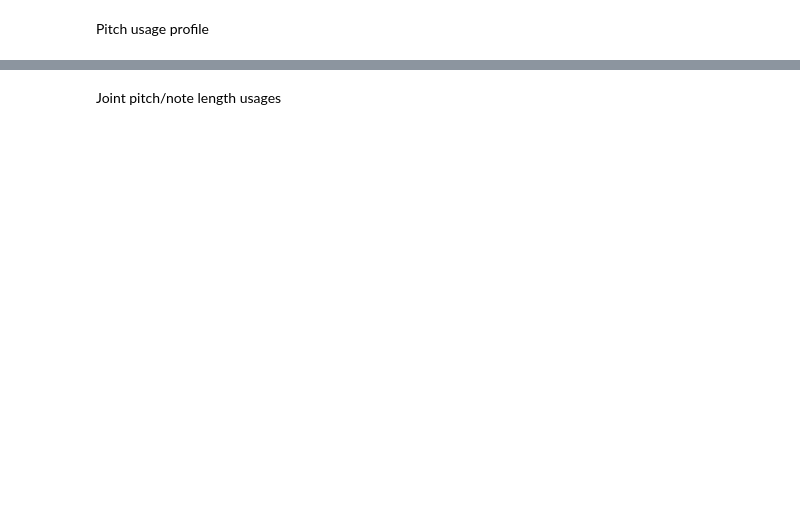
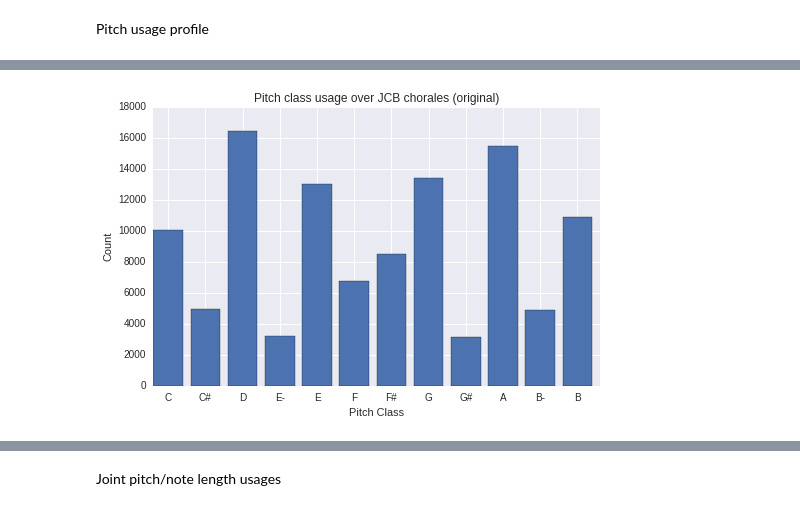
Before and after one commit to feynmanliang/mlsalt-thesis, a Jupyter notebook: notebooks/Corpus studies.ipynb, the cells around one changed output, grey strips where cells are left out. Saved outputs shown, nothing was run; the diff lists cells and outputs as text; code cells hidden in the pictures; blank space fills up the shorter version.

```diff
--- a/notebooks/Corpus studies.ipynb
+++ b/notebooks/Corpus studies.ipynb
@@ -161,13 +197,15 @@ plt.show()
 # %%
 plt.figure(figsize=(8,5))
 
 data, xTicks, _ = graph.PlotHistogramPitchClass(catalog)._extractData()
 plt.bar(*zip(*data))
 plt.xticks(*zip(*xTicks))
 plt.xlabel('Pitch Class')
 plt.ylabel('Count')
-title('Pitch class usage over JCB chorales (original)')
+plt.suptitle('Pitch class usage over JCB chorales (original)')
 
-plt.savefig('pitch-class-usage.png')
+plt.savefig('pitch-class-usage-original.png')
 plt.show()
+# %% [output]
+[figure, added]
 # %%
```
Also changed, not shown: parts of 12 cells of this notebook, 12 other files.
